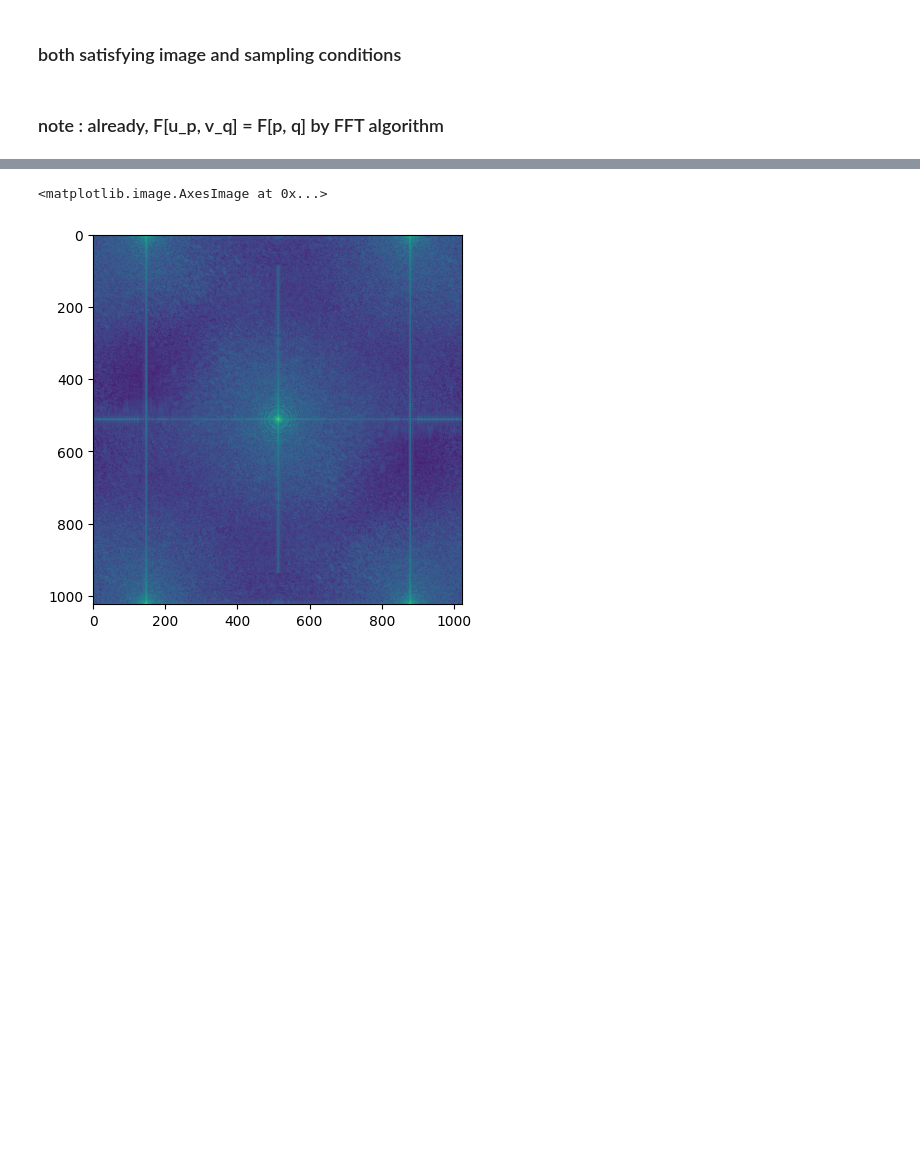
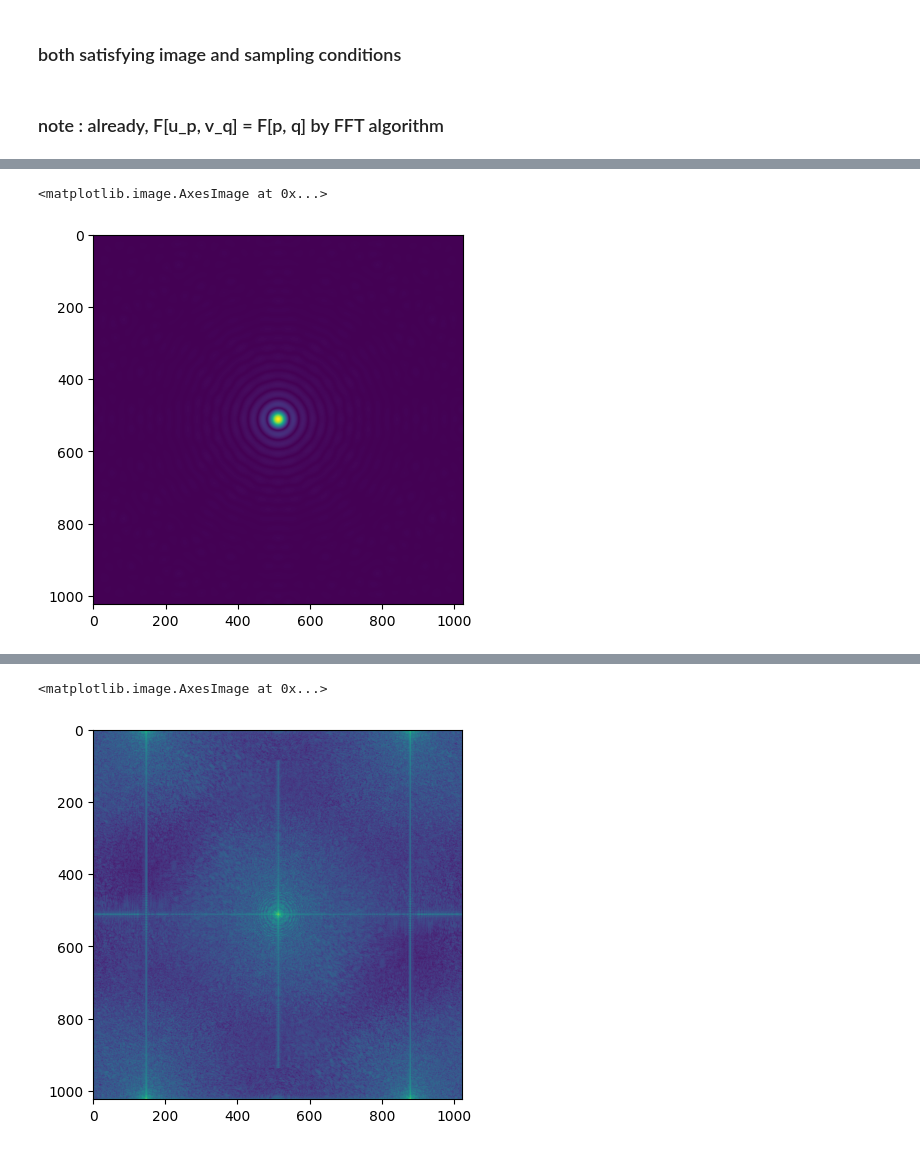
Before and after one commit to rkka02/holography_v0, a Jupyter notebook: holo.ipynb, the cells around one changed output, grey strips where cells are left out. Saved outputs shown, nothing was run; the diff lists cells and outputs as text; code cells hidden in the pictures; blank space fills up the shorter version.

```diff
--- a/holo.ipynb
+++ b/holo.ipynb
@@ -75,3 +85,9 @@ nm = 1e-9
+# %%
+prop, _ = propagator.Fresnel_propagator.propagate(633*nm, 1*m, a, 10*um)
+plt.imshow(np.abs(prop))
+# %% [output]
+<matplotlib.image.AxesImage at 0x...>
+[figure, added]
 # %%
 # prepare an image
 a = Image.open('animal.jpg').convert('L')
```
Also changed, not shown: parts of 4 cells of this notebook, 1 other file.
